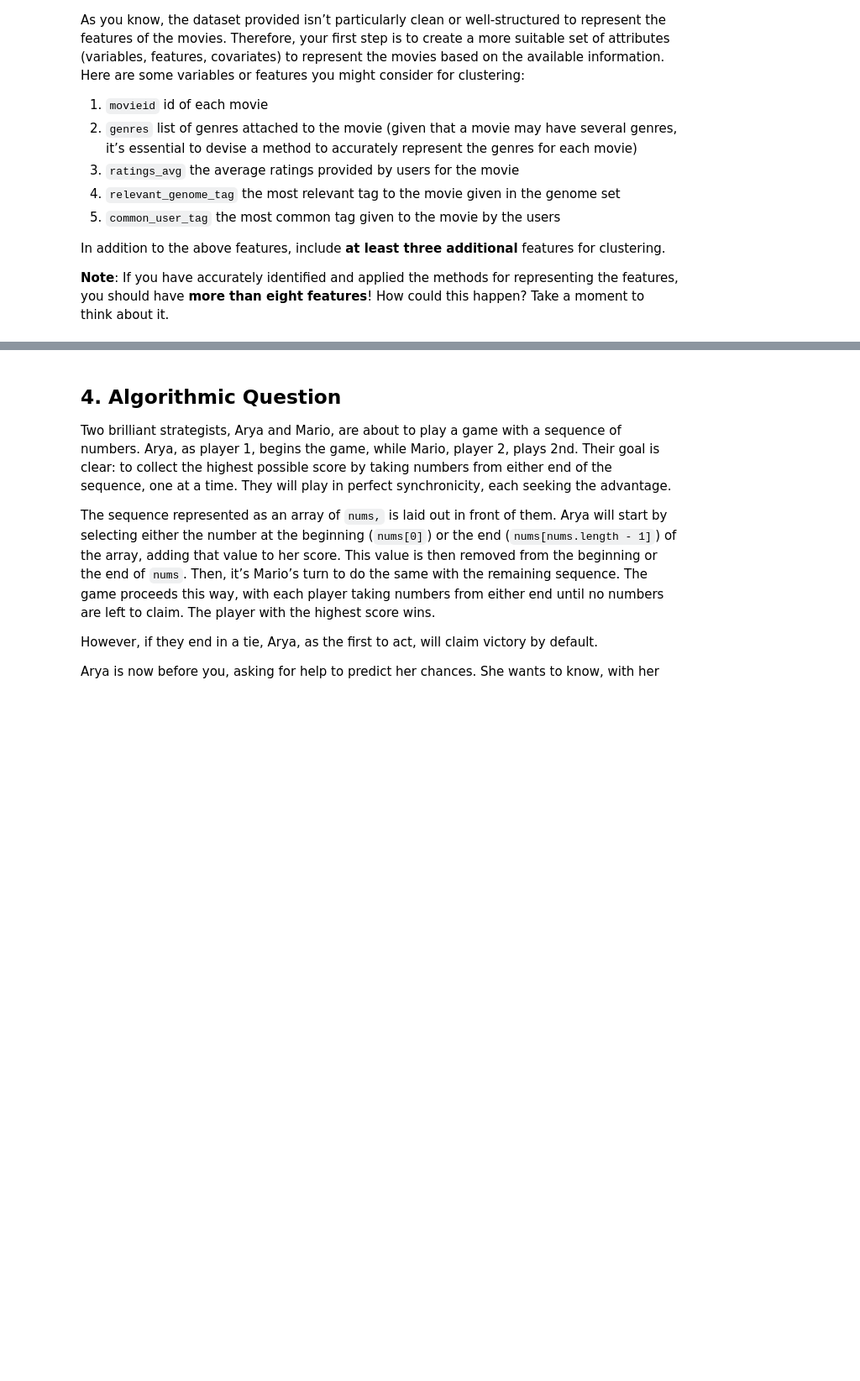
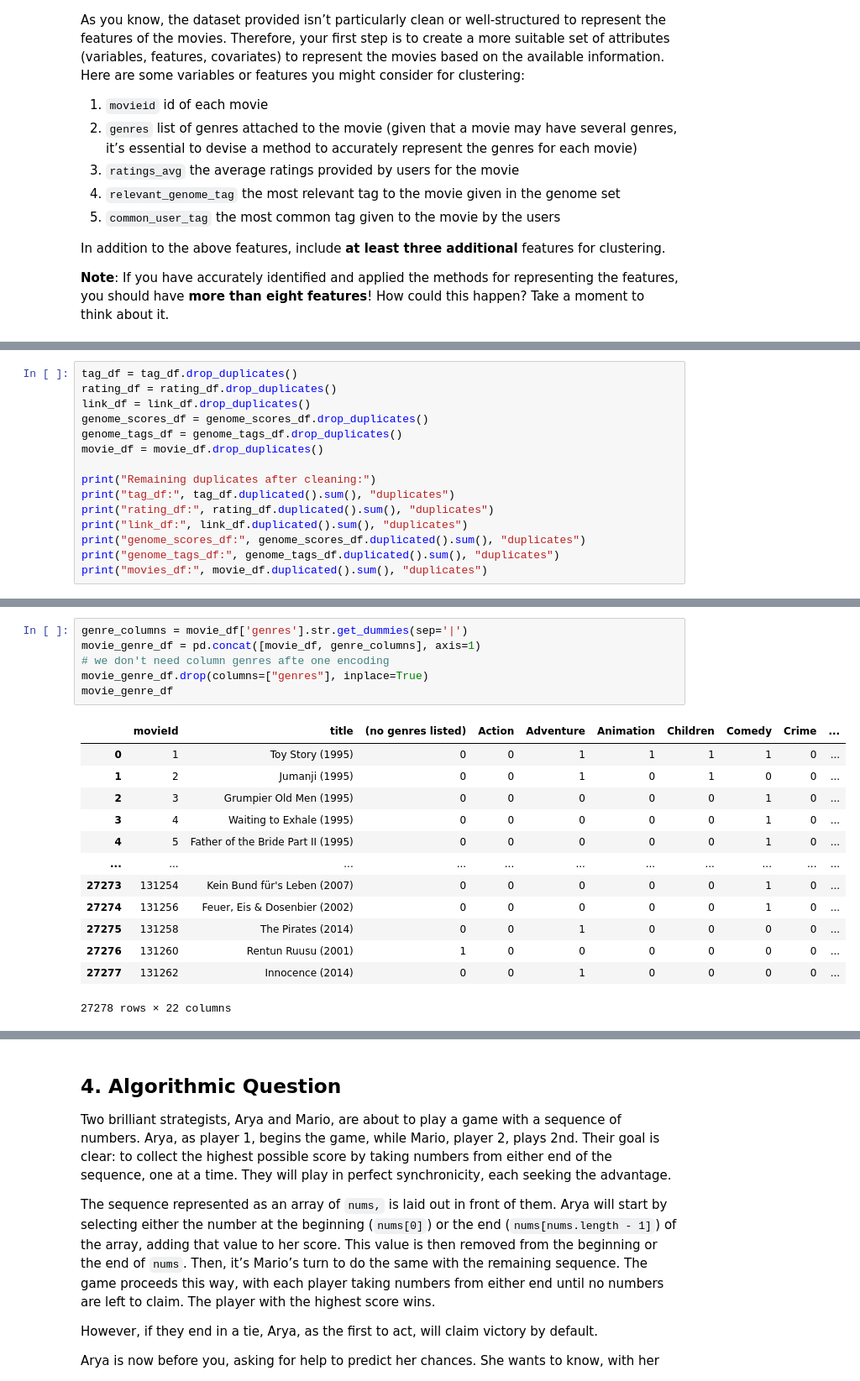
Before and after one commit to khalmatay/ADM-HW4, a Jupyter notebook: main.ipynb, the cells around one changed output, grey strips where cells are left out. Shown at 84% size. Saved outputs shown, nothing was run; the diff lists cells and outputs as text; blank space fills up the shorter version.

Commit message:
Added One encoding

```diff
--- a/main.ipynb
+++ b/main.ipynb
@@ -190,0 +238,15 @@ __Note__: If you have accurately identified and applied the methods for represen
+# %%
+tag_df = tag_df.drop_duplicates()
+rating_df = rating_df.drop_duplicates()
+link_df = link_df.drop_duplicates()
+genome_scores_df = genome_scores_df.drop_duplicates()
+genome_tags_df = genome_tags_df.drop_duplicates()
+movie_df = movie_df.drop_duplicates()
+
+print("Remaining duplicates after cleaning:")
+print("tag_df:", tag_df.duplicated().sum(), "duplicates")
+print("rating_df:", rating_df.duplicated().sum(), "duplicates")
+print("link_df:", link_df.duplicated().sum(), "duplicates")
+print("genome_scores_df:", genome_scores_df.duplicated().sum(), "duplicates")
+print("genome_tags_df:", genome_tags_df.duplicated().sum(), "duplicates")
+print("movies_df:", movie_df.duplicated().sum(), "duplicates")
@@ -190,0 +280,20 @@ __Note__: If you have accurately identified and applied the methods for represen
+# %%
+genre_columns = movie_df['genres'].str.get_dummies(sep='|')
+movie_genre_df = pd.concat([movie_df, genre_columns], axis=1)
+# we don't need column genres afte one encoding
+movie_genre_df.drop(columns=["genres"], inplace=True)
+movie_genre_df
+# %% [output]
+|  | movieId | title | (no genres listed) | Action | Adventure | Animation | Children | Comedy | Crime | ... |
+| 0 | 1 | Toy Story (1995) | 0 | 0 | 1 | 1 | 1 | 1 | 0 | ... |
+| 1 | 2 | Jumanji (1995) | 0 | 0 | 1 | 0 | 1 | 0 | 0 | ... |
+| 2 | 3 | Grumpier Old Men (1995) | 0 | 0 | 0 | 0 | 0 | 1 | 0 | ... |
+| 3 | 4 | Waiting to Exhale (1995) | 0 | 0 | 0 | 0 | 0 | 1 | 0 | ... |
+| 4 | 5 | Father of the Bride Part II (1995) | 0 | 0 | 0 | 0 | 0 | 1 | 0 | ... |
+| ... | ... | ... | ... | ... | ... | ... | ... | ... | ... | ... |
+| 27273 | 131254 | Kein Bund für's Leben (2007) | 0 | 0 | 0 | 0 | 0 | 1 | 0 | ... |
+| 27274 | 131256 | Feuer, Eis & Dosenbier (2002) | 0 | 0 | 0 | 0 | 0 | 1 | 0 | ... |
+| 27275 | 131258 | The Pirates (2014) | 0 | 0 | 1 | 0 | 0 | 0 | 0 | ... |
+| 27276 | 131260 | Rentun Ruusu (2001) | 1 | 0 | 0 | 0 | 0 | 0 | 0 | ... |
+| 27277 | 131262 | Innocence (2014) | 0 | 0 | 1 | 0 | 0 | 0 | 0 | ... |
+27278 rows × 22 columns
```
Also changed, not shown: parts of 8 cells of this notebook.
